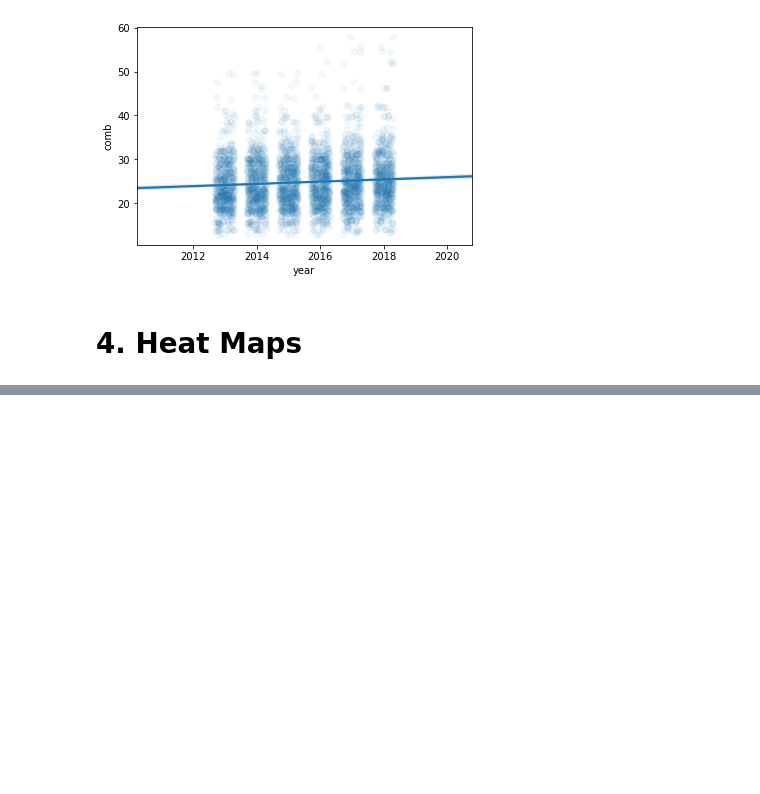
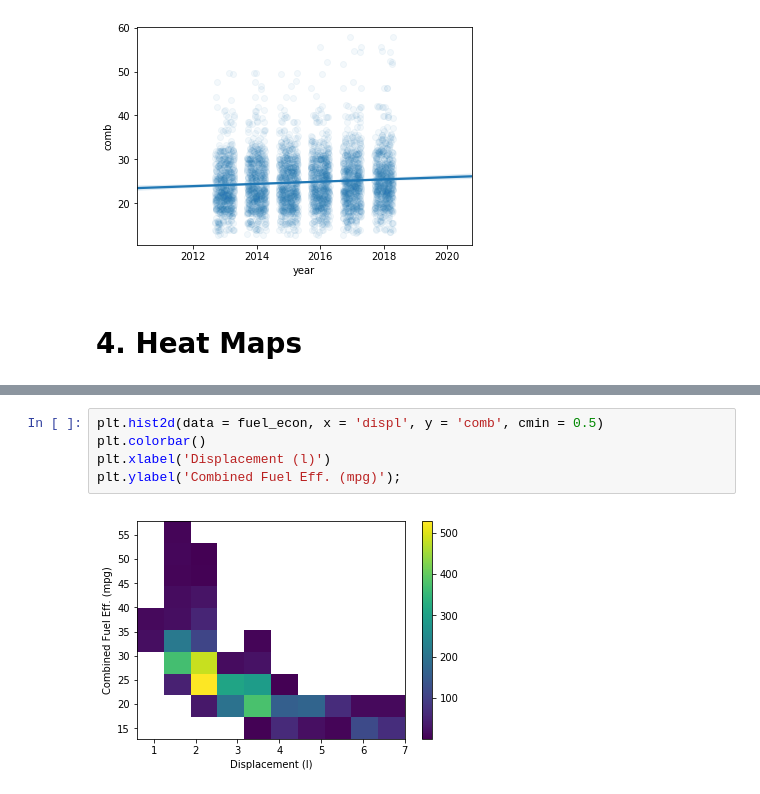
Before and after one commit to danielsoutar/UDACITY-AI_with_PY, a Jupyter notebook: Numpy-Pandas-Matplotlib/lesson-6_matplotlib-and-seaborn-p2/Matplotlib and Seaborn Part 2.ipynb, the cells around one changed output, grey strips where cells are left out. Cells and saved outputs as stored; diff of their text form; blank space fills up the shorter version.

```diff
--- a/Numpy-Pandas-Matplotlib/lesson-6_matplotlib-and-seaborn-p2/Matplotlib and Seaborn Part 2.ipynb
+++ b/Numpy-Pandas-Matplotlib/lesson-6_matplotlib-and-seaborn-p2/Matplotlib and Seaborn Part 2.ipynb
@@ -60,0 +68,7 @@ sb.regplot(data = fuel_econ, x = 'year', y = 'comb', x_jitter = 0.3, scatter_kws
+# %%
+plt.hist2d(data = fuel_econ, x = 'displ', y = 'comb', cmin = 0.5)
+plt.colorbar()
+plt.xlabel('Displacement (l)')
+plt.ylabel('Combined Fuel Eff. (mpg)');
+# %% [output]
+[figure, added]
```
Also changed, not shown: parts of 6 cells of this notebook, 1 other file.
